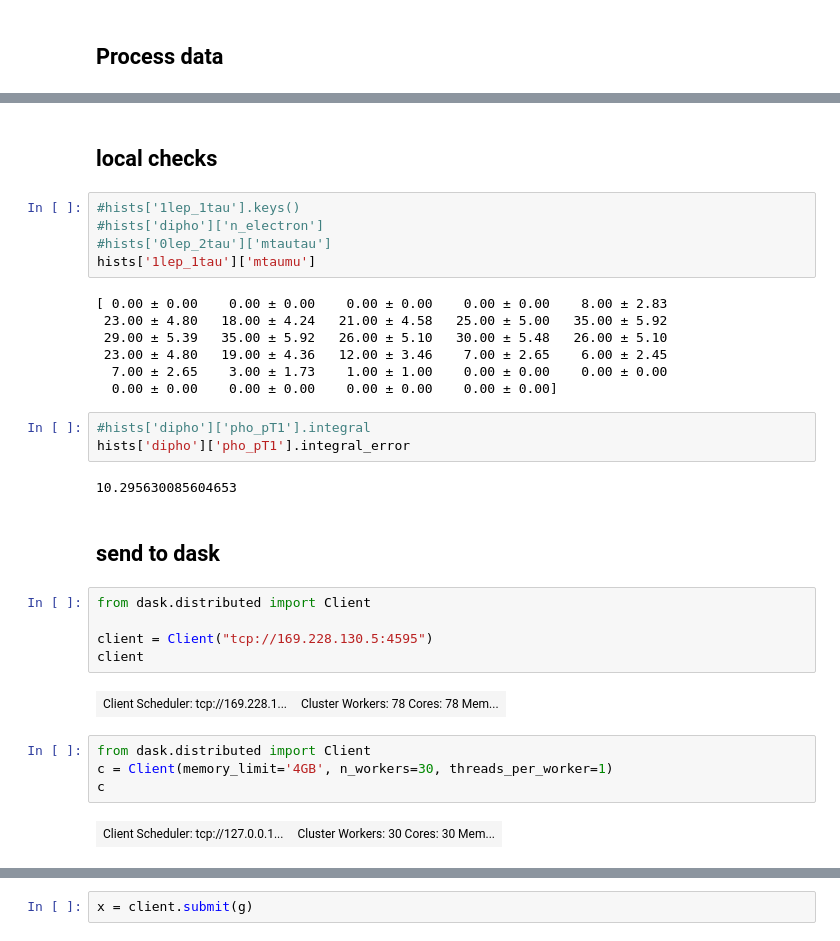
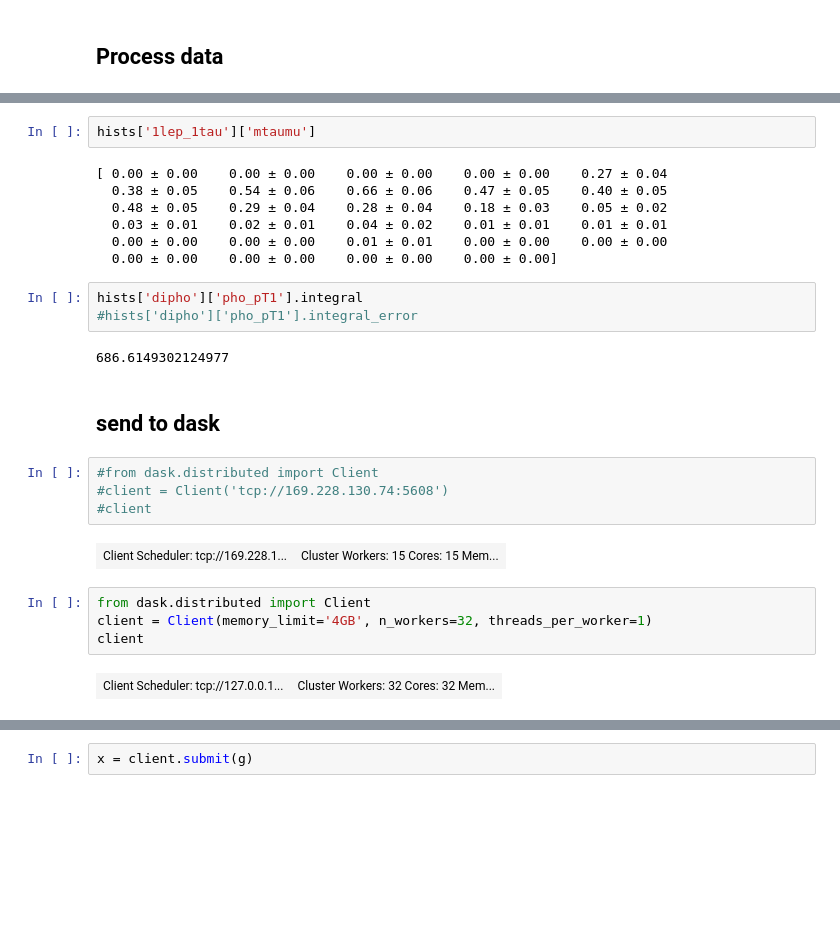
Before and after one commit to cmstas/HggAnalysisDev, a Jupyter notebook: Preselection/2_process.ipynb, the cells around one changed output, grey strips where cells are left out. Drawn from its saved outputs; the diff is of its cells as text; blank space fills up the shorter version.

```diff
--- a/Preselection/2_process.ipynb
+++ b/Preselection/2_process.ipynb
@@ -125,34 +143,28 @@ Wall time: 31.1 s
-# %% [markdown]
-## local checks
-# %%
-#hists['1lep_1tau'].keys()
-#hists['dipho']['n_electron']
-#hists['0lep_2tau']['mtautau']
-hists['1lep_1tau']['mtaumu']
-# %% [output]
-[ 0.00 ± 0.00    0.00 ± 0.00    0.00 ± 0.00    0.00 ± 0.00    8.00 ± 2.83
- 23.00 ± 4.80   18.00 ± 4.24   21.00 ± 4.58   25.00 ± 5.00   35.00 ± 5.92
- 29.00 ± 5.39   35.00 ± 5.92   26.00 ± 5.10   30.00 ± 5.48   26.00 ± 5.10
- 23.00 ± 4.80   19.00 ± 4.36   12.00 ± 3.46    7.00 ± 2.65    6.00 ± 2.45
-  7.00 ± 2.65    3.00 ± 1.73    1.00 ± 1.00    0.00 ± 0.00    0.00 ± 0.00
-  0.00 ± 0.00    0.00 ± 0.00    0.00 ± 0.00    0.00 ± 0.00]
+# %%
+hists['1lep_1tau']['mtaumu']
+# %% [output]
+[ 0.00 ± 0.00    0.00 ± 0.00    0.00 ± 0.00    0.00 ± 0.00    0.27 ± 0.04
+  0.38 ± 0.05    0.54 ± 0.06    0.66 ± 0.06    0.47 ± 0.05    0.40 ± 0.05
+  0.48 ± 0.05    0.29 ± 0.04    0.28 ± 0.04    0.18 ± 0.03    0.05 ± 0.02
+  0.03 ± 0.01    0.02 ± 0.01    0.04 ± 0.02    0.01 ± 0.01    0.01 ± 0.01
+  0.00 ± 0.00    0.00 ± 0.00    0.01 ± 0.01    0.00 ± 0.00    0.00 ± 0.00
+  0.00 ± 0.00    0.00 ± 0.00    0.00 ± 0.00    0.00 ± 0.00]
 # %%
-#hists['dipho']['pho_pT1'].integral
-hists['dipho']['pho_pT1'].integral_error
+hists['dipho']['pho_pT1'].integral
+#hists['dipho']['pho_pT1'].integral_error
 # %% [output]
-10.295630085604653
+686.6149302124977
 # %% [markdown]
 ## send to dask
 # %%
-from dask.distributed import Client
-
-client = Client("tcp://169.228.130.5:4595")
-client
+#from dask.distributed import Client
+#client = Client('tcp://169.228.130.74:5608')
+#client
 # %% [output]
-| Client Scheduler: tcp://169.228.1... | Cluster Workers: 78 Cores: 78 Mem... |
+| Client Scheduler: tcp://169.228.1... | Cluster Workers: 15 Cores: 15 Mem... |
 # %%
 from dask.distributed import Client
-c = Client(memory_limit='4GB', n_workers=30, threads_per_worker=1)
-c
+client = Client(memory_limit='4GB', n_workers=32, threads_per_worker=1)
+client
 # %% [output]
-| Client Scheduler: tcp://127.0.0.1... | Cluster Workers: 30 Cores: 30 Mem... |
+| Client Scheduler: tcp://127.0.0.1... | Cluster Workers: 32 Cores: 32 Mem... |
```
Also changed, not shown: parts of 22 cells of this notebook, 2 other files.
